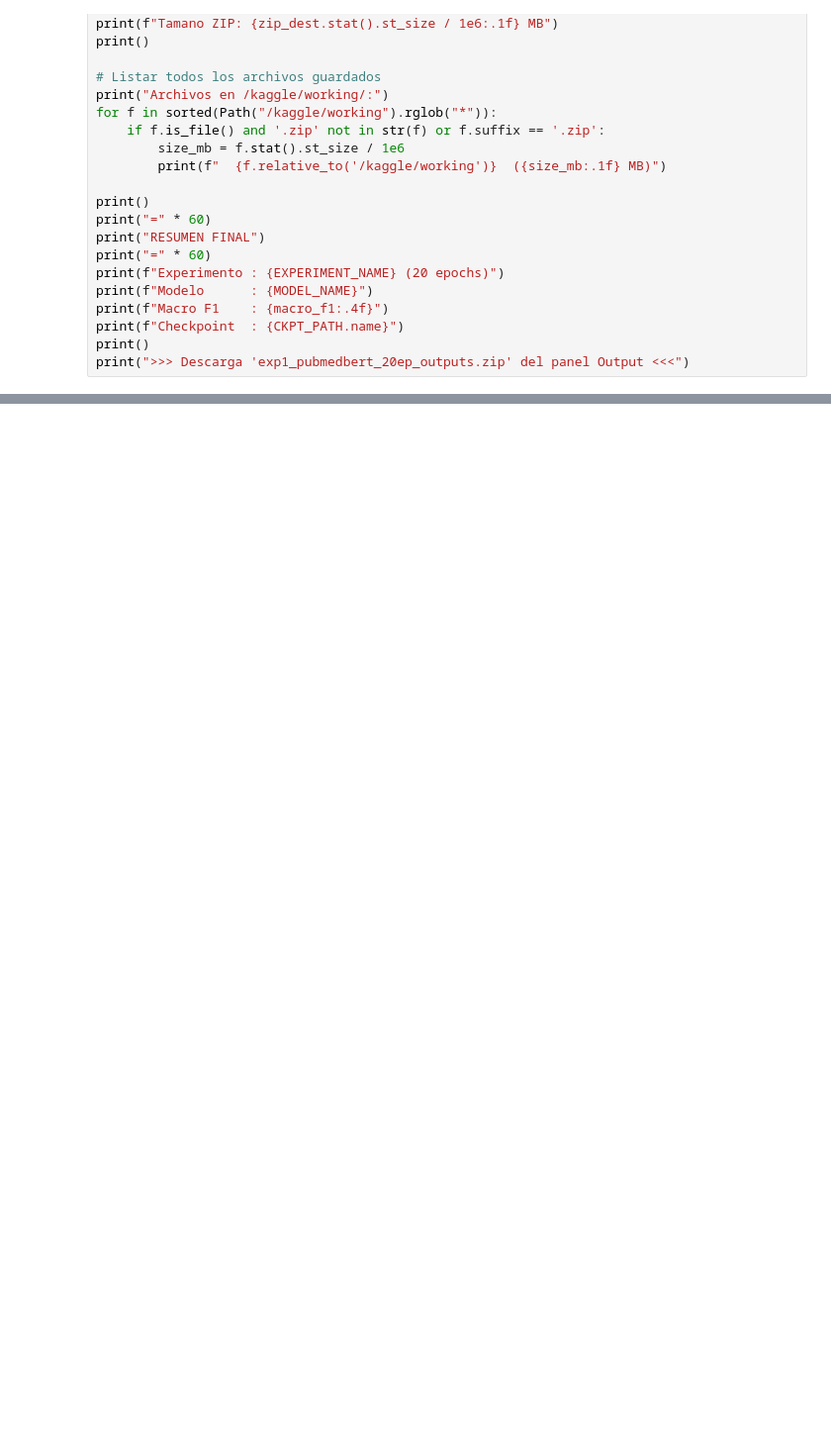
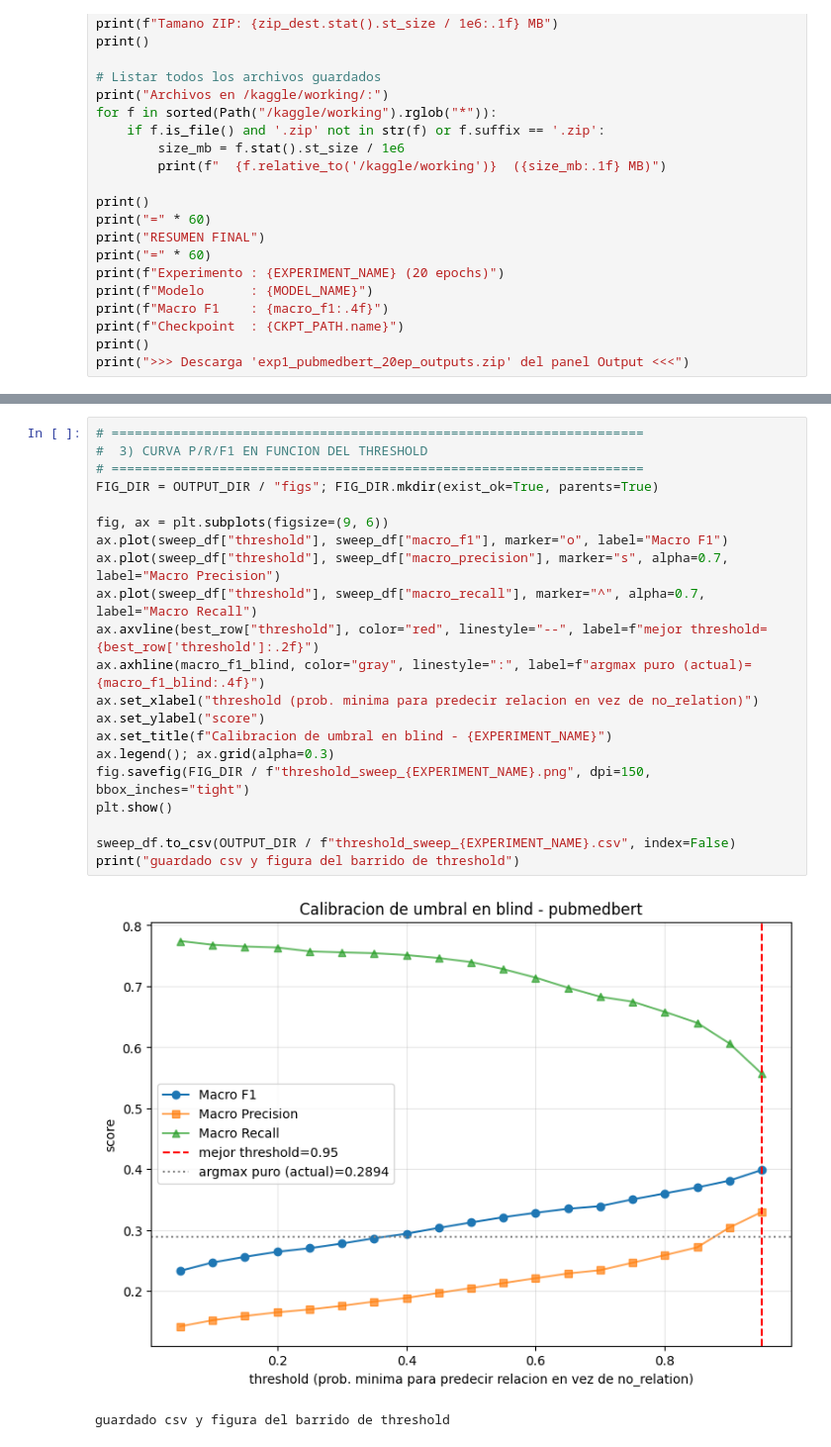
Before and after one commit to luciaesperonn/mi-tfg-bionner, a Jupyter notebook: notebooks/1A-experimentopubmedbert.ipynb, the cells around one changed output, grey strips where cells are left out. Shown at 99% size. Saved outputs shown, nothing was run; the diff lists cells and outputs as text; blank space fills up the shorter version.

Commit message:
feat: añadir busqueda de estudio de mejor threshold

```diff
--- a/notebooks/1A-experimentopubmedbert.ipynb
+++ b/notebooks/1A-experimentopubmedbert.ipynb
@@ -1499,0 +1617,24 @@ print(">>> Descarga 'exp1_pubmedbert_20ep_outputs.zip' del panel Output <<<")
+# %%
+# =====================================================================
+#  3) CURVA P/R/F1 EN FUNCION DEL THRESHOLD
+# =====================================================================
+FIG_DIR = OUTPUT_DIR / "figs"; FIG_DIR.mkdir(exist_ok=True, parents=True)
+
+fig, ax = plt.subplots(figsize=(9, 6))
+ax.plot(sweep_df["threshold"], sweep_df["macro_f1"], marker="o", label="Macro F1")
+ax.plot(sweep_df["threshold"], sweep_df["macro_precision"], marker="s", alpha=0.7, label="Macro Precision")
+ax.plot(sweep_df["threshold"], sweep_df["macro_recall"], marker="^", alpha=0.7, label="Macro Recall")
+ax.axvline(best_row["threshold"], color="red", linestyle="--", label=f"mejor threshold={best_row['threshold']:.2f}")
+ax.axhline(macro_f1_blind, color="gray", linestyle=":", label=f"argmax puro (actual)={macro_f1_blind:.4f}")
+ax.set_xlabel("threshold (prob. minima para predecir relacion en vez de no_relation)")
+ax.set_ylabel("score")
+ax.set_title(f"Calibracion de umbral en blind - {EXPERIMENT_NAME}")
+ax.legend(); ax.grid(alpha=0.3)
+fig.savefig(FIG_DIR / f"threshold_sweep_{EXPERIMENT_NAME}.png", dpi=150, bbox_inches="tight")
+plt.show()
+
+sweep_df.to_csv(OUTPUT_DIR / f"threshold_sweep_{EXPERIMENT_NAME}.csv", index=False)
+print("guardado csv y figura del barrido de threshold")
+# %% [output]
+[figure, added]
+guardado csv y figura del barrido de threshold
```
Also changed, not shown: parts of 8 cells of this notebook.
